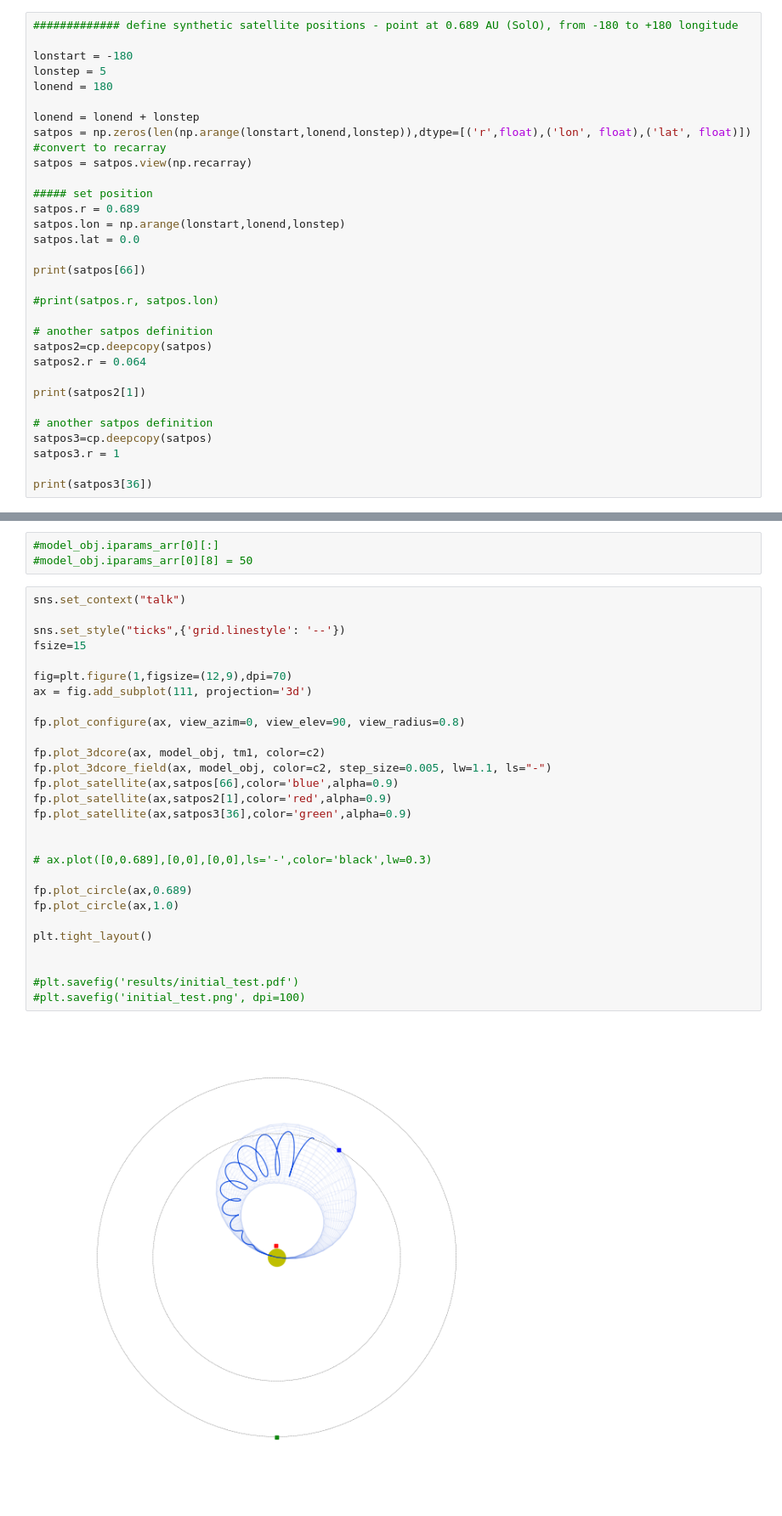
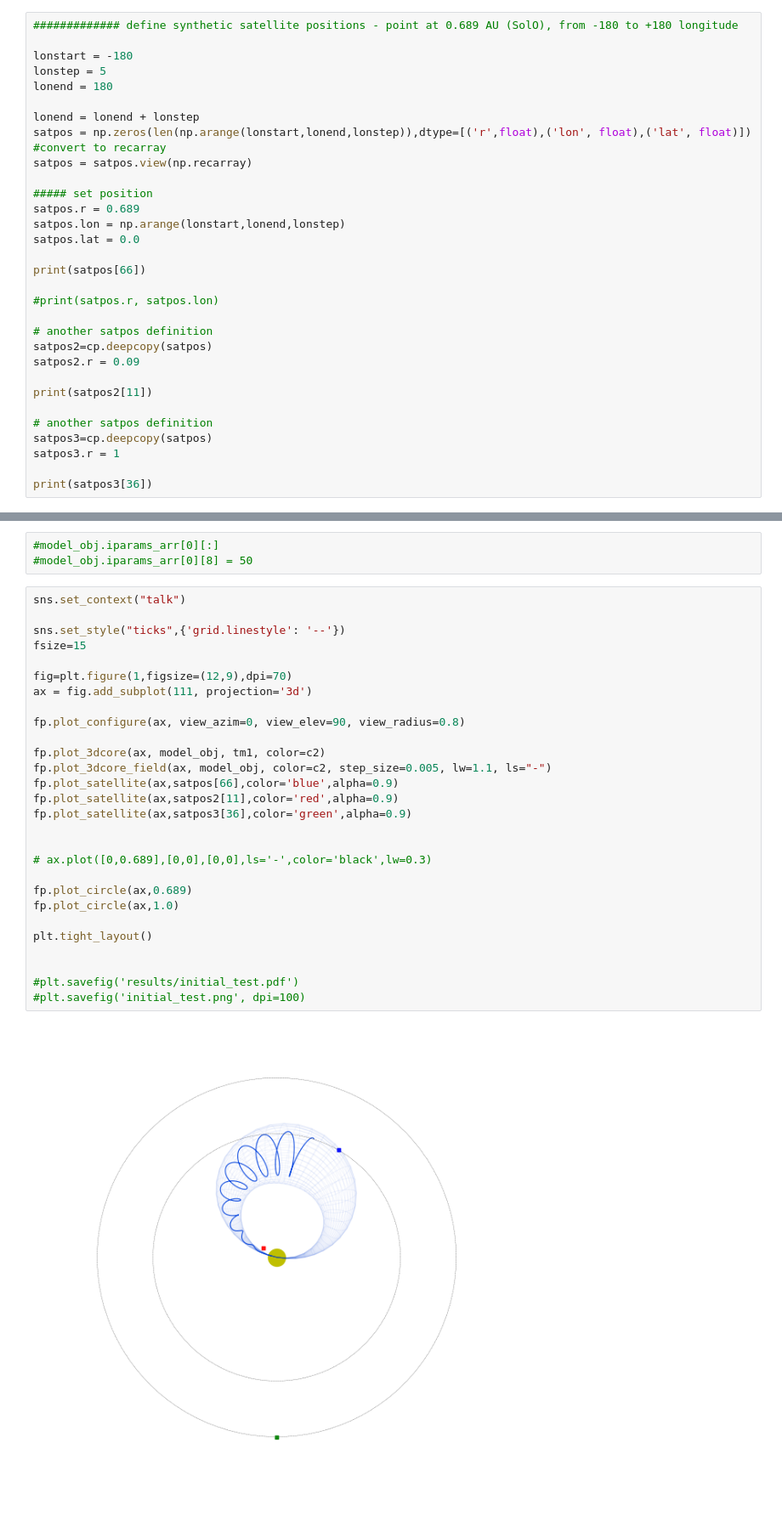
Before and after one commit to helioforecast/py3DCORE_h4c_basic, a Jupyter notebook: plottingroutine_sep22.ipynb, the cells around one changed output, grey strips where cells are left out. Shown at 85% size. Saved outputs shown, nothing was run; the diff lists cells and outputs as text.

```diff
--- a/plottingroutine_sep22.ipynb
+++ b/plottingroutine_sep22.ipynb
@@ -179,9 +179,9 @@ print(satpos[66])
 
 # another satpos definition
 satpos2=cp.deepcopy(satpos)
-satpos2.r = 0.064
+satpos2.r = 0.09
 
-print(satpos2[1])
+print(satpos2[11])
 
 # another satpos definition
 satpos3=cp.deepcopy(satpos)
@@ -200,33 +200,33 @@ print(satpos3[36])
 # %%
 sns.set_context("talk")
 
 sns.set_style("ticks",{'grid.linestyle': '--'})
 fsize=15
 
 fig=plt.figure(1,figsize=(12,9),dpi=70)
 ax = fig.add_subplot(111, projection='3d')
 
 fp.plot_configure(ax, view_azim=0, view_elev=90, view_radius=0.8)
 
 fp.plot_3dcore(ax, model_obj, tm1, color=c2)
 fp.plot_3dcore_field(ax, model_obj, color=c2, step_size=0.005, lw=1.1, ls="-")
 fp.plot_satellite(ax,satpos[66],color='blue',alpha=0.9)
-fp.plot_satellite(ax,satpos2[1],color='red',alpha=0.9)
+fp.plot_satellite(ax,satpos2[11],color='red',alpha=0.9)
 fp.plot_satellite(ax,satpos3[36],color='green',alpha=0.9)
 
 
 # ax.plot([0,0.689],[0,0],[0,0],ls='-',color='black',lw=0.3)
 
 fp.plot_circle(ax,0.689)
 fp.plot_circle(ax,1.0)
 
 plt.tight_layout()
 
 
 #plt.savefig('results/initial_test.pdf')
 #plt.savefig('initial_test.png', dpi=100)
 # %% [output]
-[figure, old version]
+[figure, new version]
 # %%
 # from matplotlib.colors import LightSource
 # import heliosat
```
Also changed, not shown: parts of 1 cell of this notebook.
